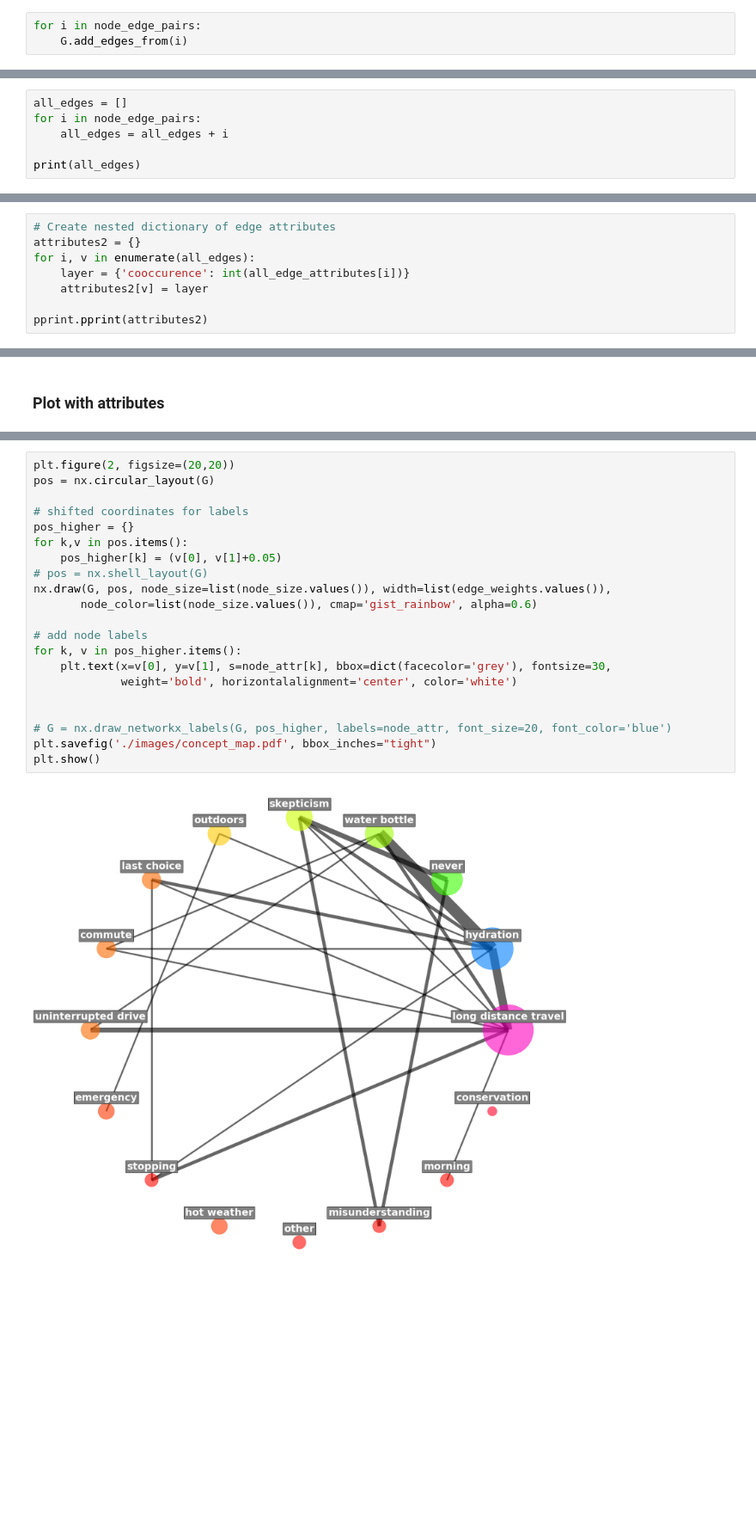
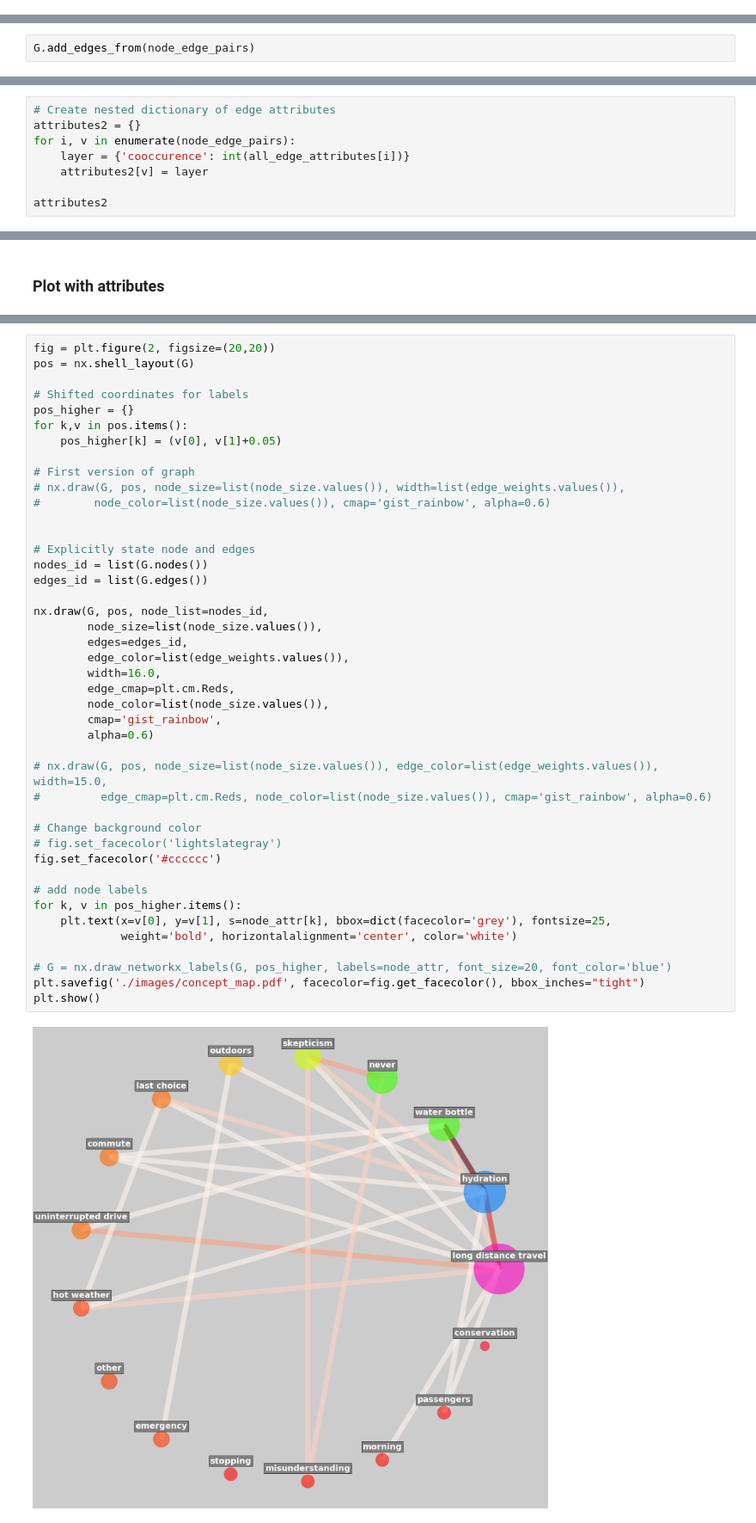
Before and after one commit to sakoki/water_q_project, a Jupyter notebook: analysis.ipynb, the cells around one changed output, grey strips where cells are left out. Shown: that part at 86% size. Saved outputs shown, nothing was run; the diff lists cells and outputs as text; blank space fills up the shorter version.

Commit message:
Bug fixed for concept map image

```diff
--- a/analysis.ipynb
+++ b/analysis.ipynb
@@ -437,3 +448,0 @@ print(node_edge_pairs)
-# %%
-for i in node_edge_pairs:
-    G.add_edges_from(i)
@@ -444,0 +449,2 @@ nx.draw(G)
+# %%
+G.add_edges_from(node_edge_pairs)
@@ -539,6 +566,0 @@ print(all_edge_attributes)
-# %%
-all_edges = []
-for i in node_edge_pairs:
-    all_edges = all_edges + i
-
-print(all_edges)
@@ -547,9 +567,9 @@ print(all_edges)
 # %%
 # Create nested dictionary of edge attributes
 attributes2 = {}
-for i, v in enumerate(all_edges):
+for i, v in enumerate(node_edge_pairs):
     layer = {'cooccurence': int(all_edge_attributes[i])}
     attributes2[v] = layer
 
-pprint.pprint(attributes2)
+attributes2
 # %% [output]
@@ -703,23 +715,45 @@ pos_higher
 # %%
-plt.figure(2, figsize=(20,20))
-pos = nx.circular_layout(G)
+fig = plt.figure(2, figsize=(20,20))
+pos = nx.shell_layout(G)
 
-# shifted coordinates for labels
+# Shifted coordinates for labels
 pos_higher = {}
 for k,v in pos.items():
     pos_higher[k] = (v[0], v[1]+0.05)
-# pos = nx.shell_layout(G)
-nx.draw(G, pos, node_size=list(node_size.values()), width=list(edge_weights.values()),
-       node_color=list(node_size.values()), cmap='gist_rainbow', alpha=0.6)
+
+# First version of graph
+# nx.draw(G, pos, node_size=list(node_size.values()), width=list(edge_weights.values()),
+#        node_color=list(node_size.values()), cmap='gist_rainbow', alpha=0.6)
+
+
+# Explicitly state node and edges
+nodes_id = list(G.nodes())
+edges_id = list(G.edges())
+
+nx.draw(G, pos, node_list=nodes_id,
+        node_size=list(node_size.values()),
+        edges=edges_id,
+        edge_color=list(edge_weights.values()),
+        width=16.0,
+        edge_cmap=plt.cm.Reds,
+        node_color=list(node_size.values()),
+        cmap='gist_rainbow',
+        alpha=0.6)
+
+# nx.draw(G, pos, node_size=list(node_size.values()), edge_color=list(edge_weights.values()), width=15.0,
+#         edge_cmap=plt.cm.Reds, node_color=list(node_size.values()), cmap='gist_rainbow', alpha=0.6)
+
+# Change background color
+# fig.set_facecolor('lightslategray')
+fig.set_facecolor('#cccccc')
 
 # add node labels
 for k, v in pos_higher.items():
-    plt.text(x=v[0], y=v[1], s=node_attr[k], bbox=dict(facecolor='grey'), fontsize=30,
+    plt.text(x=v[0], y=v[1], s=node_attr[k], bbox=dict(facecolor='grey'), fontsize=25,
              weight='bold', horizontalalignment='center', color='white')
 
-
 # G = nx.draw_networkx_labels(G, pos_higher, labels=node_attr, font_size=20, font_color='blue')
-plt.savefig('./images/concept_map.pdf', bbox_inches="tight")
+plt.savefig('./images/concept_map.pdf', facecolor=fig.get_facecolor(), bbox_inches="tight")
 plt.show()
 # %% [output]
-[figure, old version]
+[figure, new version]
```
Also changed, not shown: parts of 28 cells of this notebook.
